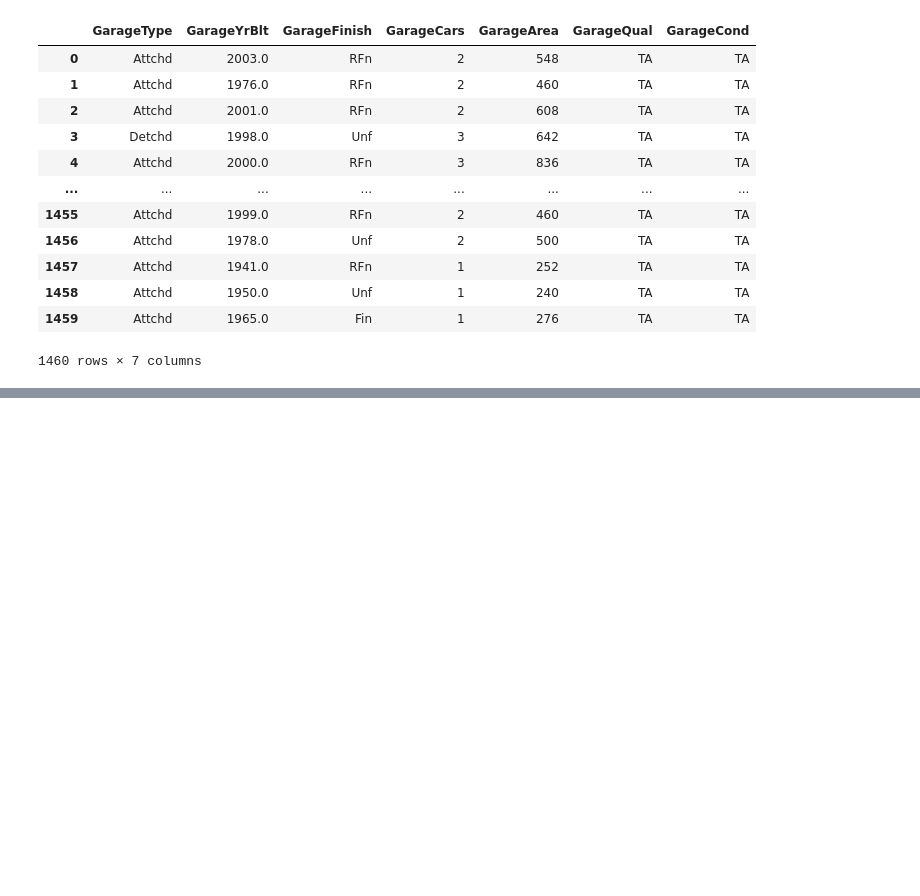
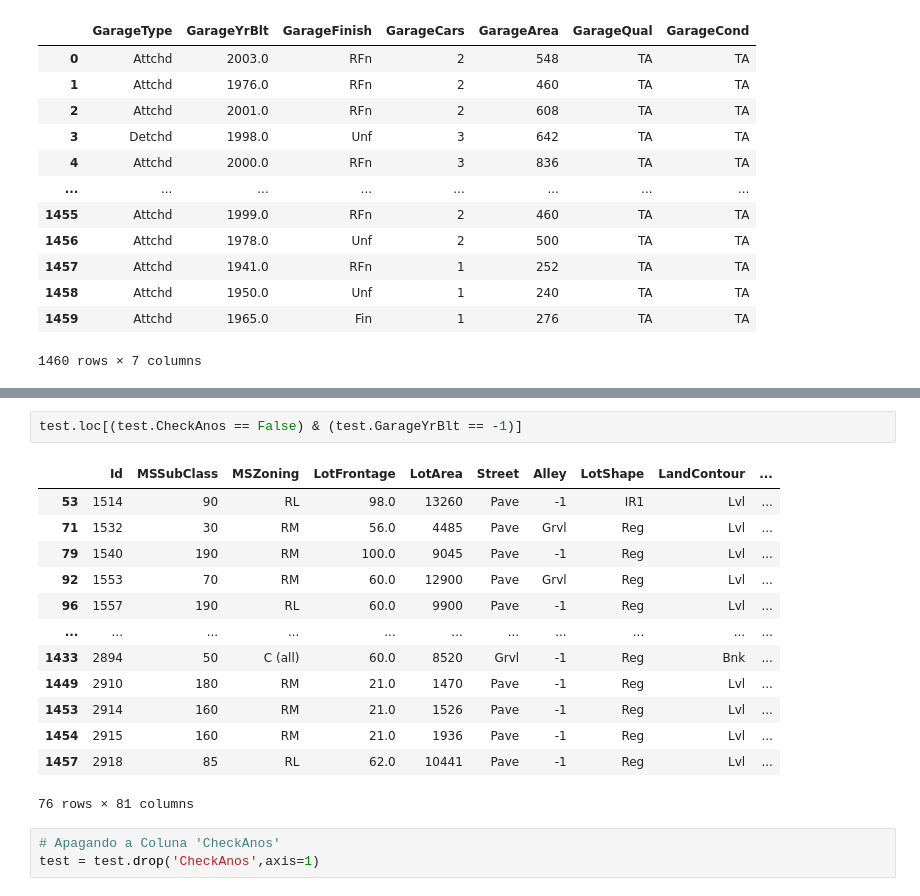
Before and after one commit to pedro-hnrq/House-Price, a Jupyter notebook: Limpeza_dos_Dados.ipynb, the cells around one changed output, grey strips where cells are left out. Drawn from its saved outputs; the diff is of its cells as text; blank space fills up the shorter version.

```diff
--- a/Limpeza_dos_Dados.ipynb
+++ b/Limpeza_dos_Dados.ipynb
@@ -299,0 +407,19 @@ train.loc[:,col_garagem]
+# %%
+test.loc[(test.CheckAnos == False) & (test.GarageYrBlt == -1)]
+# %% [output]
+|  | Id | MSSubClass | MSZoning | LotFrontage | LotArea | Street | Alley | LotShape | LandContour | ... |
+| 53 | 1514 | 90 | RL | 98.0 | 13260 | Pave | -1 | IR1 | Lvl | ... |
+| 71 | 1532 | 30 | RM | 56.0 | 4485 | Pave | Grvl | Reg | Lvl | ... |
+| 79 | 1540 | 190 | RM | 100.0 | 9045 | Pave | -1 | Reg | Lvl | ... |
+| 92 | 1553 | 70 | RM | 60.0 | 12900 | Pave | Grvl | Reg | Lvl | ... |
+| 96 | 1557 | 190 | RL | 60.0 | 9900 | Pave | -1 | Reg | Lvl | ... |
+| ... | ... | ... | ... | ... | ... | ... | ... | ... | ... | ... |
+| 1433 | 2894 | 50 | C (all) | 60.0 | 8520 | Grvl | -1 | Reg | Bnk | ... |
+| 1449 | 2910 | 180 | RM | 21.0 | 1470 | Pave | -1 | Reg | Lvl | ... |
+| 1453 | 2914 | 160 | RM | 21.0 | 1526 | Pave | -1 | Reg | Lvl | ... |
+| 1454 | 2915 | 160 | RM | 21.0 | 1936 | Pave | -1 | Reg | Lvl | ... |
+| 1457 | 2918 | 85 | RL | 62.0 | 10441 | Pave | -1 | Reg | Lvl | ... |
+76 rows × 81 columns
+# %%
+# Apagando a Coluna 'CheckAnos'
+test = test.drop('CheckAnos',axis=1)
```
Also changed, not shown: parts of 34 cells of this notebook.
